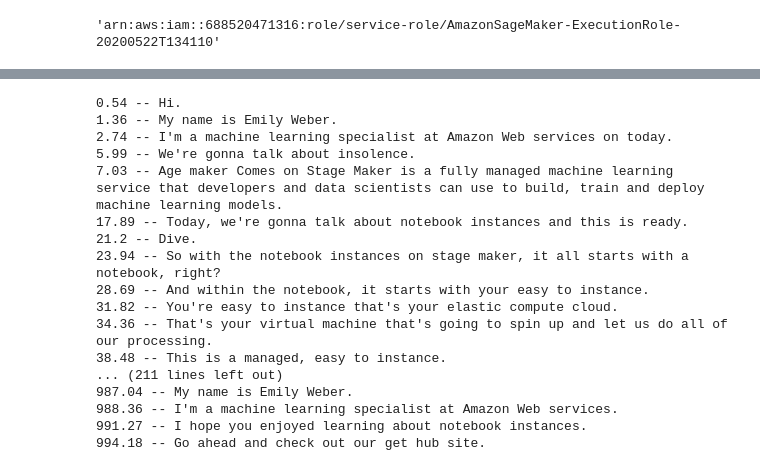
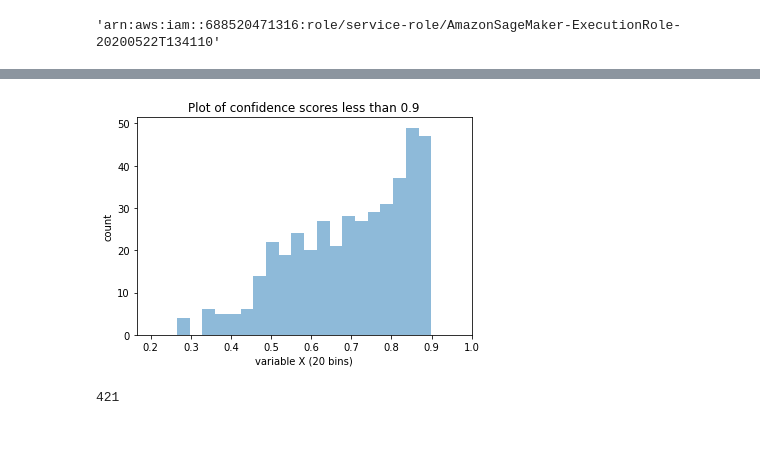
Before and after one commit to jasperhuang/jh_amazon_summer_2020, a Jupyter notebook: test-transcribe.ipynb, the cells around one changed output, grey strips where cells are left out. Saved outputs shown, nothing was run; the diff lists cells and outputs as text; code cells hidden in the pictures; blank space fills up the shorter version.

```diff
--- a/test-transcribe.ipynb
+++ b/test-transcribe.ipynb
@@ -155,21 +174,23 @@ list
+# %%
+bad_scores = [i for i in scores if i < 0.9]
+# %%
+plt.xlim([min(bad_scores)-0.1, 1.0])
+plt.hist(bad_scores, bins=20, alpha=0.5)
+plt.title('Plot of confidence scores less than 0.9')
+plt.xlabel('variable X (20 bins)')
+plt.ylabel('count')
+
+plt.show()
+# %% [output]
+[figure, added]
+# %%
+len(bad_scores)
+# %% [output]
+421
 # %%
-for tup in sentences_and_times_1:
-    print(str(tup['time']) + " -- " + tup['sentence'])
+# for tup in sentences_and_times_1:
+#     print(str(tup['start_time']) + " -- "  +
+#           str(tup['end_time']) + " -- "+
+#           tup['sentence']+ " -- "+
+#           str(tup['min_confidence'])
+#          )
-# %% [output]
-0.54 -- Hi.
-1.36 -- My name is Emily Weber.
-2.74 -- I'm a machine learning specialist at Amazon Web services on today.
-5.99 -- We're gonna talk about insolence.
-7.03 -- Age maker Comes on Stage Maker is a fully managed machine learning service that developers and data scientists can use to build, train and deploy machine learning models.
-17.89 -- Today, we're gonna talk about notebook instances and this is ready.
-21.2 -- Dive.
-23.94 -- So with the notebook instances on stage maker, it all starts with a notebook, right?
-28.69 -- And within the notebook, it starts with your easy to instance.
-31.82 -- You're easy to instance that's your elastic compute cloud.
-34.36 -- That's your virtual machine that's going to spin up and let us do all of our processing.
-38.48 -- This is a managed, easy to instance.
-... (211 lines left out)
-987.04 -- My name is Emily Weber.
-988.36 -- I'm a machine learning specialist at Amazon Web services.
-991.27 -- I hope you enjoyed learning about notebook instances.
-994.18 -- Go ahead and check out our get hub site.
```
Also changed, not shown: parts of 31 cells of this notebook.
